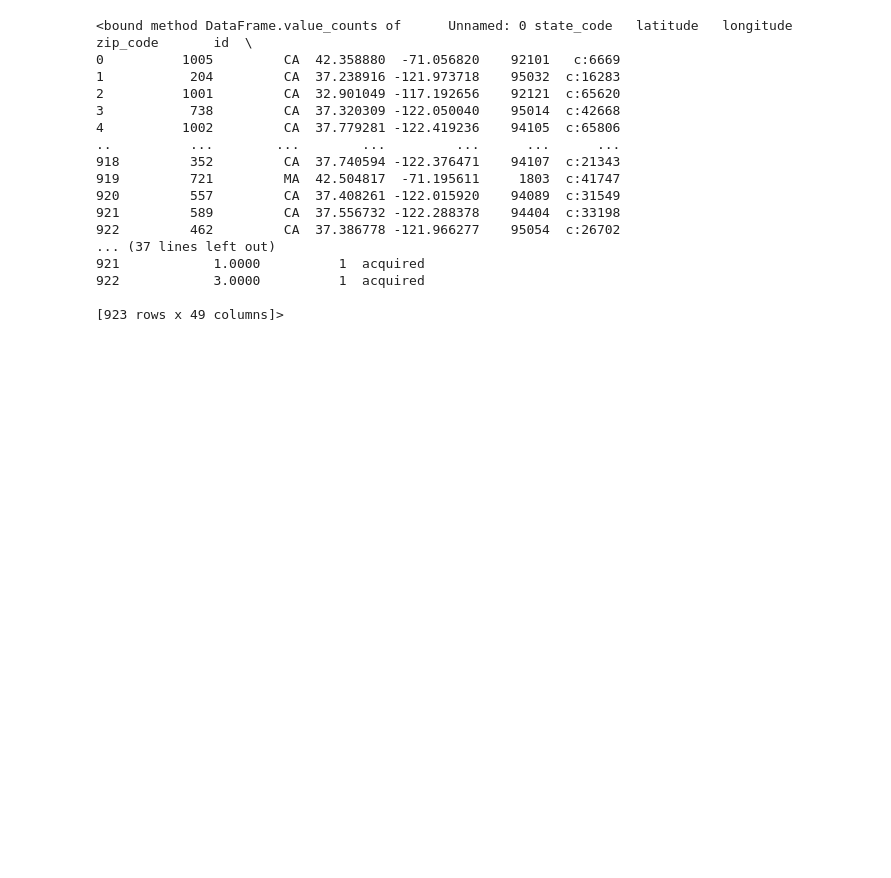
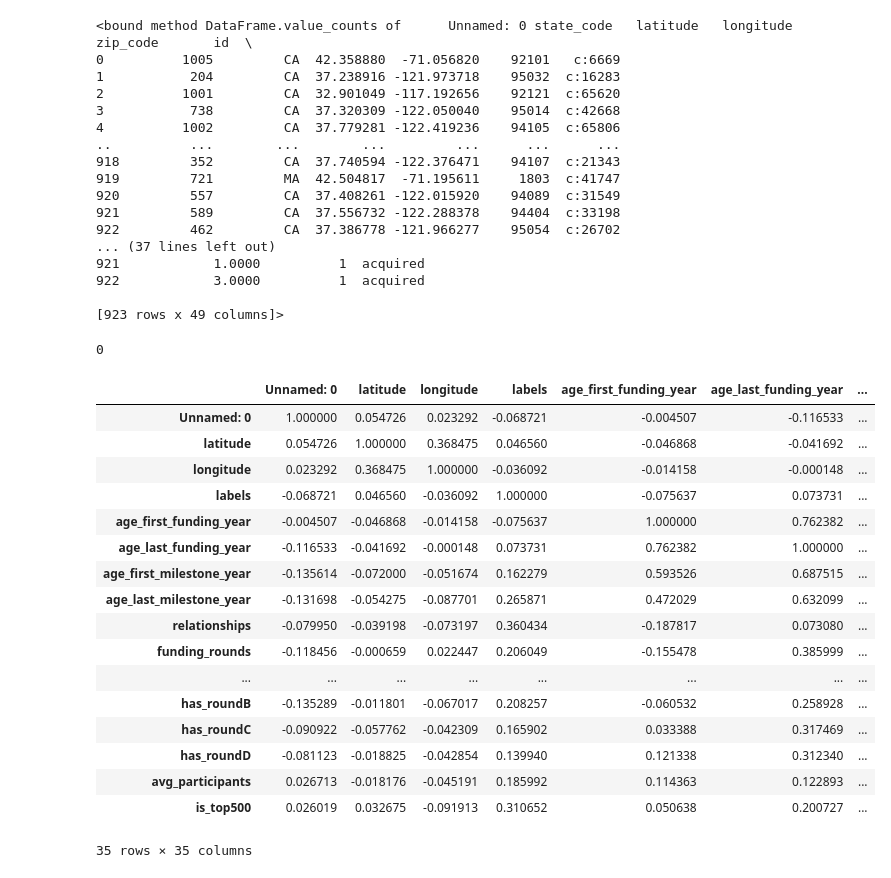
Before and after one commit to MarianBolous/EDA-Feature-Engineering-Project, a Jupyter notebook: EDA & Feature Engineering Project.ipynb, the cells around one changed output. Cells and saved outputs as stored; diff of their text form; code cells hidden in the pictures; blank space fills up the shorter version.

```diff
--- a/EDA & Feature Engineering Project.ipynb
+++ b/EDA & Feature Engineering Project.ipynb
@@ -140,3 +140,32 @@ Dataframe.value_counts
 922            3.0000          1  acquired
 
 [923 rows x 49 columns]>
+# %%
+Dataframe.duplicated().sum()
+# %% [output]
+0
+# %%
+# Select only numeric columns
+numeric_df = Dataframe.select_dtypes(include=[np.number])
+
+# Compute the correlation matrix
+numeric_df.corr()
+# %% [output]
+|  | Unnamed: 0 | latitude | longitude | labels | age_first_funding_year | age_last_funding_year | ... |
+| Unnamed: 0 | 1.000000 | 0.054726 | 0.023292 | -0.068721 | -0.004507 | -0.116533 | ... |
+| latitude | 0.054726 | 1.000000 | 0.368475 | 0.046560 | -0.046868 | -0.041692 | ... |
+| longitude | 0.023292 | 0.368475 | 1.000000 | -0.036092 | -0.014158 | -0.000148 | ... |
+| labels | -0.068721 | 0.046560 | -0.036092 | 1.000000 | -0.075637 | 0.073731 | ... |
+| age_first_funding_year | -0.004507 | -0.046868 | -0.014158 | -0.075637 | 1.000000 | 0.762382 | ... |
+| age_last_funding_year | -0.116533 | -0.041692 | -0.000148 | 0.073731 | 0.762382 | 1.000000 | ... |
+| age_first_milestone_year | -0.135614 | -0.072000 | -0.051674 | 0.162279 | 0.593526 | 0.687515 | ... |
+| age_last_milestone_year | -0.131698 | -0.054275 | -0.087701 | 0.265871 | 0.472029 | 0.632099 | ... |
+| relationships | -0.079950 | -0.039198 | -0.073197 | 0.360434 | -0.187817 | 0.073080 | ... |
+| funding_rounds | -0.118456 | -0.000659 | 0.022447 | 0.206049 | -0.155478 | 0.385999 | ... |
+| ... | ... | ... | ... | ... | ... | ... | ... |
+| has_roundB | -0.135289 | -0.011801 | -0.067017 | 0.208257 | -0.060532 | 0.258928 | ... |
+| has_roundC | -0.090922 | -0.057762 | -0.042309 | 0.165902 | 0.033388 | 0.317469 | ... |
+| has_roundD | -0.081123 | -0.018825 | -0.042854 | 0.139940 | 0.121338 | 0.312340 | ... |
+| avg_participants | 0.026713 | -0.018176 | -0.045191 | 0.185992 | 0.114363 | 0.122893 | ... |
+| is_top500 | 0.026019 | 0.032675 | -0.091913 | 0.310652 | 0.050638 | 0.200727 | ... |
+35 rows × 35 columns
```
